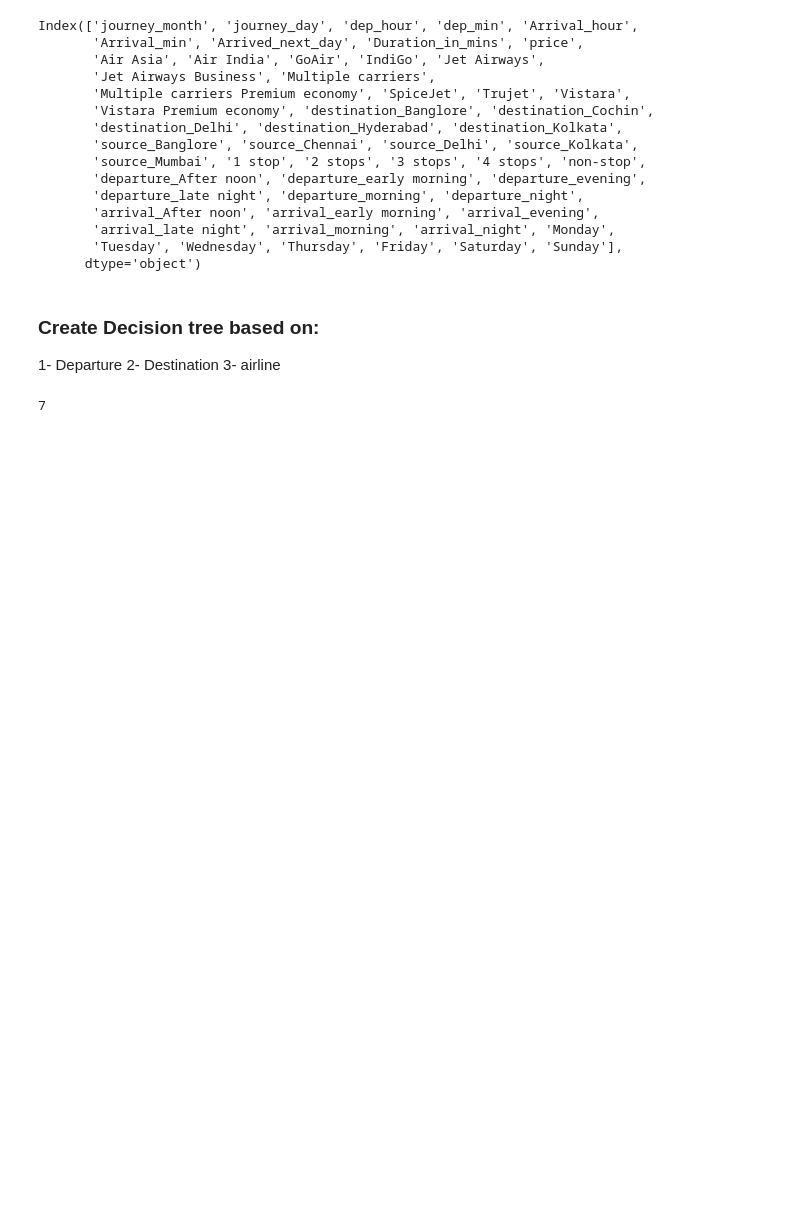
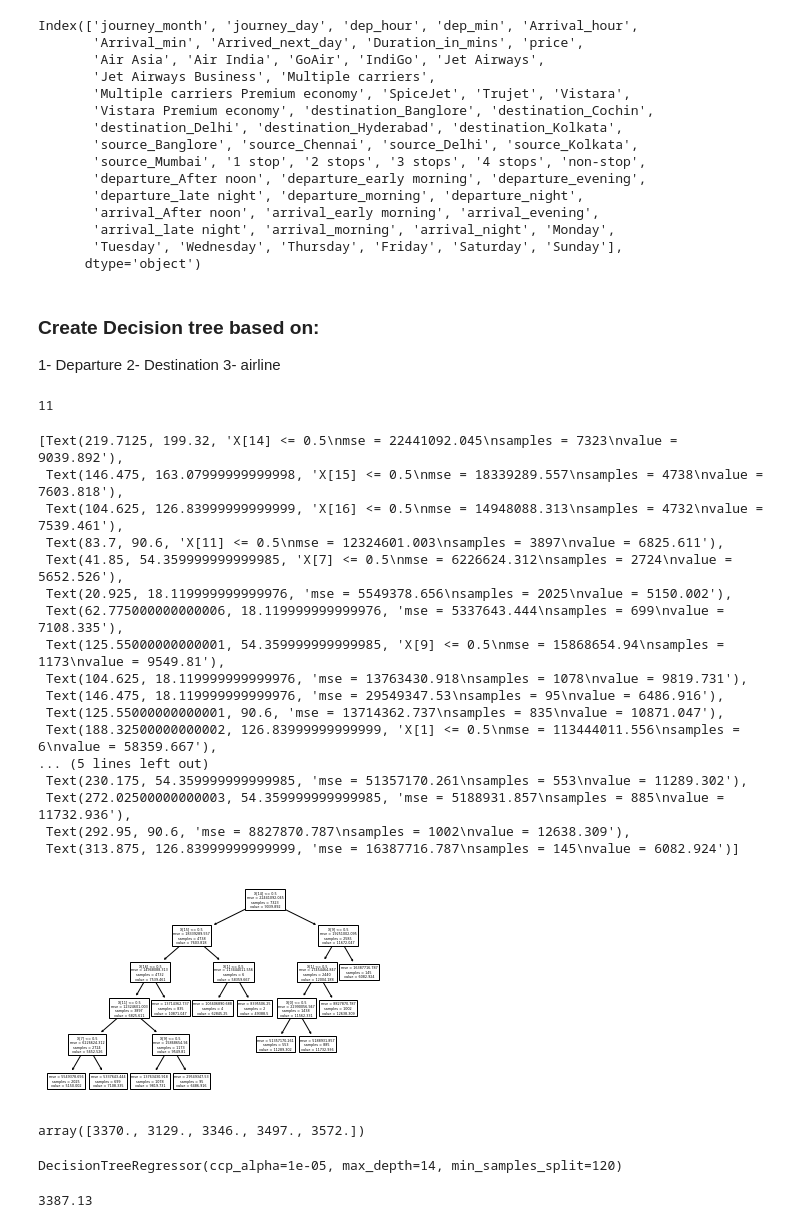
Before and after one commit to HendKordy/flights_analysis, a Jupyter notebook: decision_tree/decesion_tree.ipynb, the cells around one changed output. Drawn from its saved outputs; the diff is of its cells as text; code cells hidden in the pictures; blank space fills up the shorter version.

Commit message:
patial and full decision tree

```diff
--- a/decision_tree/decesion_tree.ipynb
+++ b/decision_tree/decesion_tree.ipynb
@@ -45,9 +50,10 @@ y_train = train[["price"]]
 2- Destination
 3- airline
 # %%
+
 #create model object
-dt_mod = DecisionTreeRegressor(max_depth=3)
-
+dt_mod = DecisionTreeRegressor(max_depth=5)
+loss = 'neg_root_mean_squared_error'
 dt_target_names = 'price'
 dt_feature_names = ['destination_Banglore',
        'destination_Cochin', 'destination_Delhi', 'destination_Hyderabad',
@@ -63,4 +69,31 @@ dt_fit = dt_mod.fit(X_train[[str(s) for s in dt_feature_names]], y_train)
 # %%
 dt_fit.get_n_leaves()
 # %% [output]
-7
+11
+# %%
+plot_tree(dt_fit)
+# %% [output]
+[Text(219.7125, 199.32, 'X[14] <= 0.5\nmse = 22441092.045\nsamples = 7323\nvalue = 9039.892'),
+ Text(146.475, 163.07999999999998, 'X[15] <= 0.5\nmse = 18339289.557\nsamples = 4738\nvalue = 7603.818'),
+ Text(104.625, 126.83999999999999, 'X[16] <= 0.5\nmse = 14948088.313\nsamples = 4732\nvalue = 7539.461'),
+ Text(83.7, 90.6, 'X[11] <= 0.5\nmse = 12324601.003\nsamples = 3897\nvalue = 6825.611'),
+ Text(41.85, 54.359999999999985, 'X[7] <= 0.5\nmse = 6226624.312\nsamples = 2724\nvalue = 5652.526'),
+ Text(20.925, 18.119999999999976, 'mse = 5549378.656\nsamples = 2025\nvalue = 5150.002'),
+ Text(62.775000000000006, 18.119999999999976, 'mse = 5337643.444\nsamples = 699\nvalue = 7108.335'),
+ Text(125.55000000000001, 54.359999999999985, 'X[9] <= 0.5\nmse = 15868654.94\nsamples = 1173\nvalue = 9549.81'),
+ Text(104.625, 18.119999999999976, 'mse = 13763430.918\nsamples = 1078\nvalue = 9819.731'),
+ Text(146.475, 18.119999999999976, 'mse = 29549347.53\nsamples = 95\nvalue = 6486.916'),
+ Text(125.55000000000001, 90.6, 'mse = 13714362.737\nsamples = 835\nvalue = 10871.047'),
+ Text(188.32500000000002, 126.83999999999999, 'X[1] <= 0.5\nmse = 113444011.556\nsamples = 6\nvalue = 58359.667'),
+... (5 lines left out)
+ Text(230.175, 54.359999999999985, 'mse = 51357170.261\nsamples = 553\nvalue = 11289.302'),
+ Text(272.02500000000003, 54.359999999999985, 'mse = 5188931.857\nsamples = 885\nvalue = 11732.936'),
+ Text(292.95, 90.6, 'mse = 8827870.787\nsamples = 1002\nvalue = 12638.309'),
+ Text(313.875, 126.83999999999999, 'mse = 16387716.787\nsamples = 145\nvalue = 6082.924')]
+[figure, added]
+# %%
+kfold = KFold(n_splits = 5, random_state = 123, shuffle = True)
+results = cross_val_score(dt_mod, X_train[[str(s) for s in dt_feature_names]], y_train, cv=kfold, scoring = loss)
+np.round(np.abs(results))
+# %% [output]
+array([3370., 3129., 3346., 3497., 3572.])
@@ -66,0 +107,10 @@ dt_fit.get_n_leaves()
+# %%
+grid_search = GridSearchCV(dt_mod, hyper_grid, cv = kfold, scoring = loss)
+results = grid_search.fit(X_train[[str(s) for s in dt_feature_names]], y_train)
+results.best_estimator_
+# %% [output]
+DecisionTreeRegressor(ccp_alpha=1e-05, max_depth=14, min_samples_split=120)
+# %%
+round(abs(results.best_score_), 2)
+# %% [output]
+3387.13
```
Also changed, not shown: parts of 20 cells of this notebook, 1 other file.
